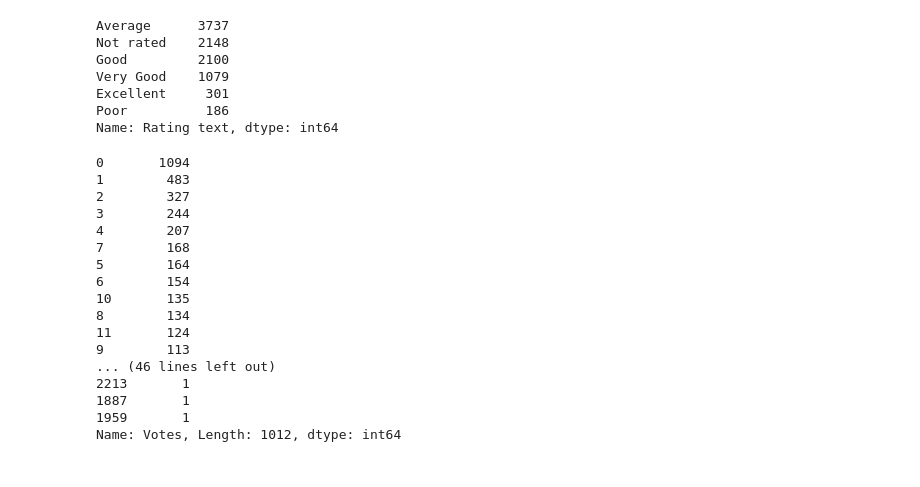
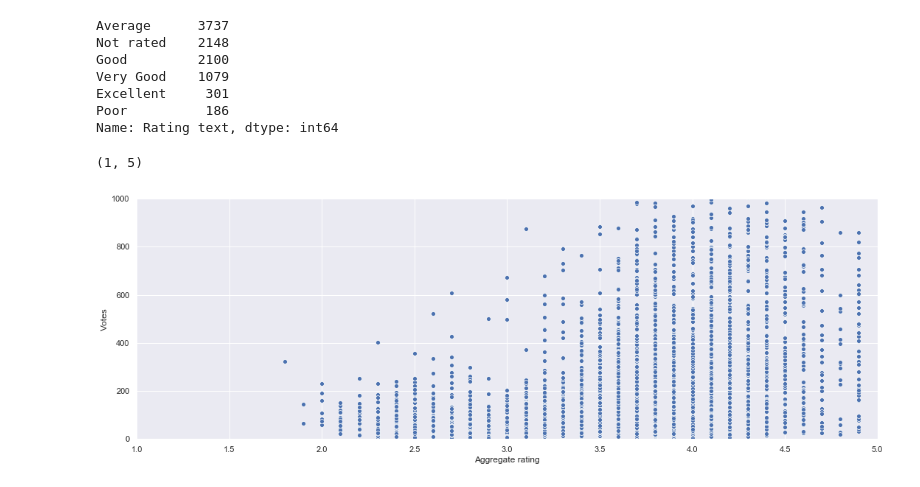
Before and after one commit to Vinays23/Zomato-Restaurant, a Jupyter notebook: zomato.ipynb, the cells around one changed output. Cells and saved outputs as stored; diff of their text form; code cells hidden in the pictures.

```diff
--- a/zomato.ipynb
+++ b/zomato.ipynb
@@ -311,23 +99,11 @@ Very Good    1079
 Excellent     301
 Poor          186
 Name: Rating text, dtype: int64
-# %%
-df['Votes'].value_counts()
-# %% [output]
-0       1094
-1        483
-2        327
-3        244
-4        207
-7        168
-5        164
-6        154
-10       135
-8        134
-11       124
-9        113
-... (46 lines left out)
-2213       1
-1887       1
-1959       1
-Name: Votes, Length: 1012, dtype: int64
+# %%
+sns.set(rc={'figure.figsize':(18,6)})
+sns.scatterplot(data=df,x='Aggregate rating',y='Votes')
+plt.ylim(0,1000)
+plt.xlim(1,5)
+# %% [output]
+(1, 5)
+[figure, added]
```
Also changed, not shown: parts of 81 cells of this notebook, 1 other file.
